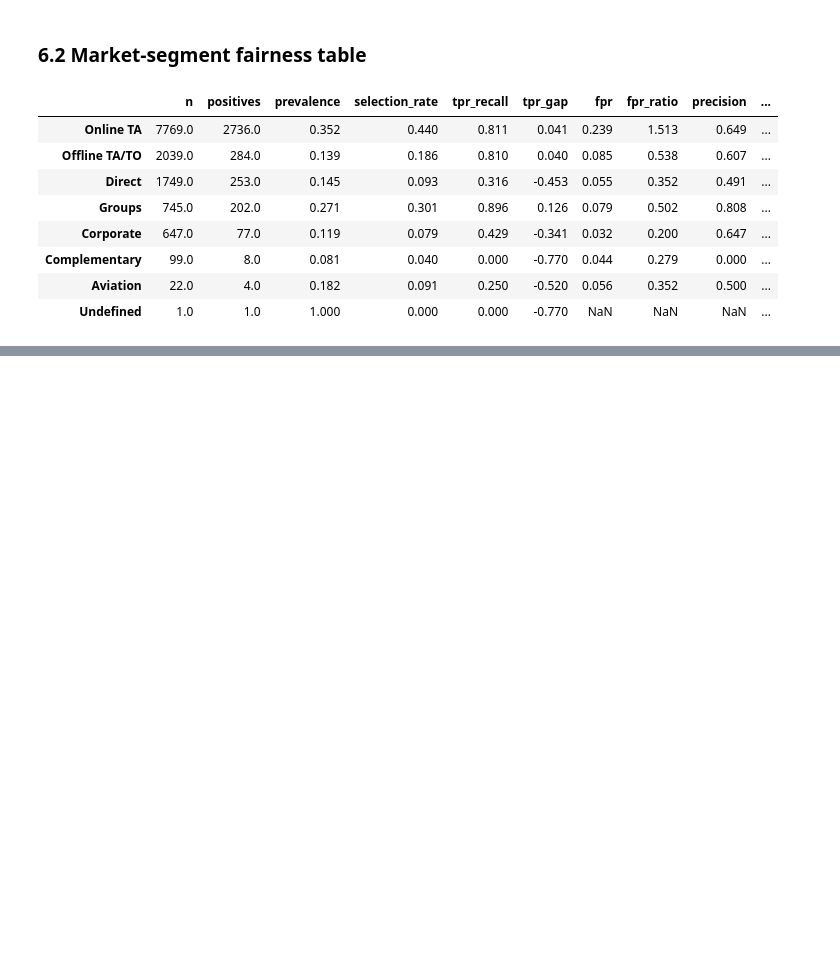
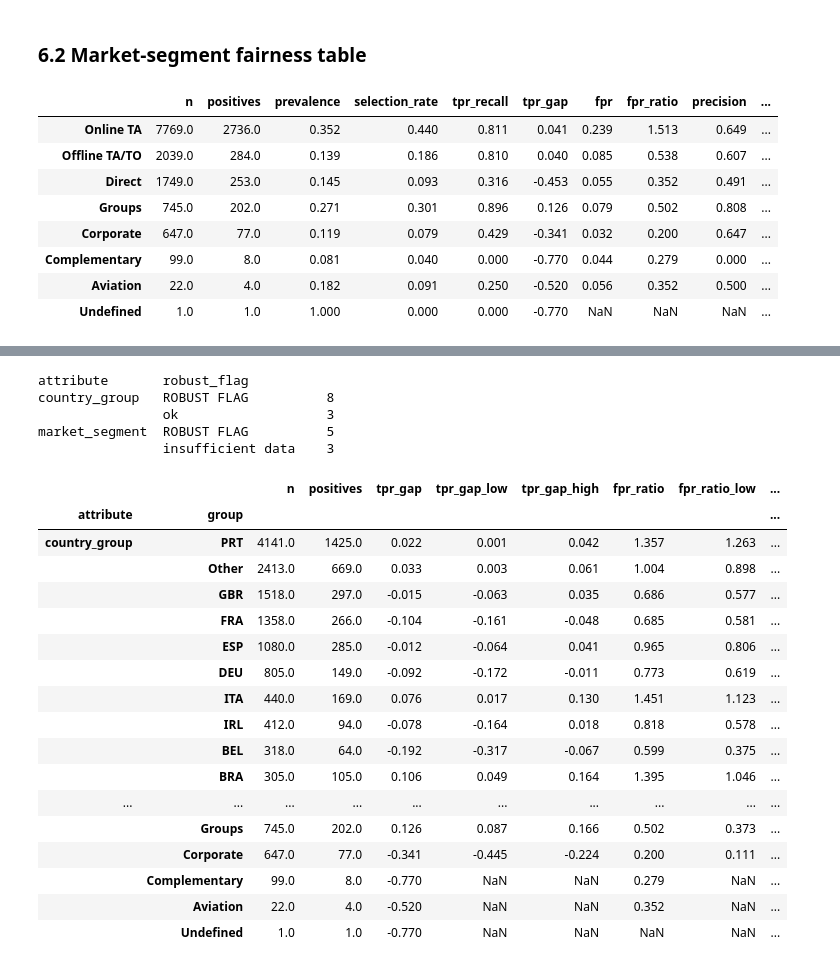
Before and after one commit to HasithaErandika/hotel-booking-cancellation-ml, a Jupyter notebook: notebooks/13_explainability_error_fairness.ipynb, the cells around one changed output, grey strips where cells are left out. Saved outputs shown, nothing was run; the diff lists cells and outputs as text; code cells hidden in the pictures; blank space fills up the shorter version.

```diff
--- a/notebooks/13_explainability_error_fairness.ipynb
+++ b/notebooks/13_explainability_error_fairness.ipynb
@@ -542,3 +560,58 @@ fairness["market_segment"].round(3)
+# %%
+def bootstrap_group_ci(frame: pd.DataFrame, rng: np.random.Generator) -> dict:
+    """95% CIs for one group's TPR gap and FPR ratio vs the fixed overall rates."""
+    positives = frame.loc[frame["y_true"] == 1, "y_pred"].to_numpy()
+    negatives = frame.loc[frame["y_true"] == 0, "y_pred"].to_numpy()
+    tpr = rng.choice(positives, size=(FAIRNESS_BOOTSTRAP, len(positives))).mean(axis=1)
+    fpr = rng.choice(negatives, size=(FAIRNESS_BOOTSTRAP, len(negatives))).mean(axis=1)
+    gap_low, gap_high = np.quantile(tpr - overall["tpr_recall"], [0.025, 0.975])
+    ratio_low, ratio_high = np.quantile(fpr / overall["fpr"], [0.025, 0.975])
+    return {"tpr_gap_low": gap_low, "tpr_gap_high": gap_high, "fpr_ratio_low": ratio_low, "fpr_ratio_high": ratio_high}
+
+
+ci_rng = np.random.default_rng(RANDOM_STATE)
+ci_tables = {}
+for attribute, table in fairness.items():
+    rows = {}
+    for group in table.index[table["status"] != "insufficient data"]:
+        rows[group] = bootstrap_group_ci(analysis[analysis[attribute] == group], ci_rng)
+    ci = table.join(pd.DataFrame.from_dict(rows, orient="index"))
+    tpr_robust = (ci["tpr_gap"].abs() > TPR_GAP_FLAG) & ((ci["tpr_gap_low"] > 0) | (ci["tpr_gap_high"] < 0))
+    fpr_robust = (~ci["fpr_ratio"].between(*FPR_RATIO_BOUNDS)) & ((ci["fpr_ratio_low"] > 1) | (ci["fpr_ratio_high"] < 1))
+    ci["robust_flag"] = np.where(ci["status"] == "insufficient data", "insufficient data",
+                                 np.where(tpr_robust | fpr_robust, "ROBUST FLAG",
+                                          np.where(ci["status"] == "FLAG", "flag, not robust", "ok")))
+    ci_tables[attribute] = ci
+
+fairness_ci = pd.concat(ci_tables, names=["attribute", "group"])
+fairness_ci.to_csv(PATHS["tables"] / "13_fairness_audit_ci.csv")
+print(fairness_ci["robust_flag"].groupby(level="attribute").value_counts().to_string())
+fairness_ci[["n", "positives", "tpr_gap", "tpr_gap_low", "tpr_gap_high", "fpr_ratio", "fpr_ratio_low",
+             "fpr_ratio_high", "status", "robust_flag"]].round(3)
+# %% [output]
+attribute       robust_flag
+country_group   ROBUST FLAG          8
+                ok                   3
+market_segment  ROBUST FLAG          5
+                insufficient data    3
+|  |  | n | positives | tpr_gap | tpr_gap_low | tpr_gap_high | fpr_ratio | fpr_ratio_low | ... |
+| attribute | group |  |  |  |  |  |  |  | ... |
+| country_group | PRT | 4141.0 | 1425.0 | 0.022 | 0.001 | 0.042 | 1.357 | 1.263 | ... |
+|  | Other | 2413.0 | 669.0 | 0.033 | 0.003 | 0.061 | 1.004 | 0.898 | ... |
+|  | GBR | 1518.0 | 297.0 | -0.015 | -0.063 | 0.035 | 0.686 | 0.577 | ... |
+|  | FRA | 1358.0 | 266.0 | -0.104 | -0.161 | -0.048 | 0.685 | 0.581 | ... |
+|  | ESP | 1080.0 | 285.0 | -0.012 | -0.064 | 0.041 | 0.965 | 0.806 | ... |
+|  | DEU | 805.0 | 149.0 | -0.092 | -0.172 | -0.011 | 0.773 | 0.619 | ... |
+|  | ITA | 440.0 | 169.0 | 0.076 | 0.017 | 0.130 | 1.451 | 1.123 | ... |
+|  | IRL | 412.0 | 94.0 | -0.078 | -0.164 | 0.018 | 0.818 | 0.578 | ... |
+|  | BEL | 318.0 | 64.0 | -0.192 | -0.317 | -0.067 | 0.599 | 0.375 | ... |
+|  | BRA | 305.0 | 105.0 | 0.106 | 0.049 | 0.164 | 1.395 | 1.046 | ... |
+| ... | ... | ... | ... | ... | ... | ... | ... | ... | ... |
+|  | Groups | 745.0 | 202.0 | 0.126 | 0.087 | 0.166 | 0.502 | 0.373 | ... |
+|  | Corporate | 647.0 | 77.0 | -0.341 | -0.445 | -0.224 | 0.200 | 0.111 | ... |
+|  | Complementary | 99.0 | 8.0 | -0.770 | NaN | NaN | 0.279 | NaN | ... |
+|  | Aviation | 22.0 | 4.0 | -0.520 | NaN | NaN | 0.352 | NaN | ... |
+|  | Undefined | 1.0 | 1.0 | -0.770 | NaN | NaN | NaN | NaN | ... |
 # %% [markdown]
 ### 6.3 TPR and FPR by country group
 Two panels on a shared 0–1 scale. The dashed line is the overall rate. Groups with
```
Also changed, not shown: parts of 10 cells of this notebook, 51 other files.
